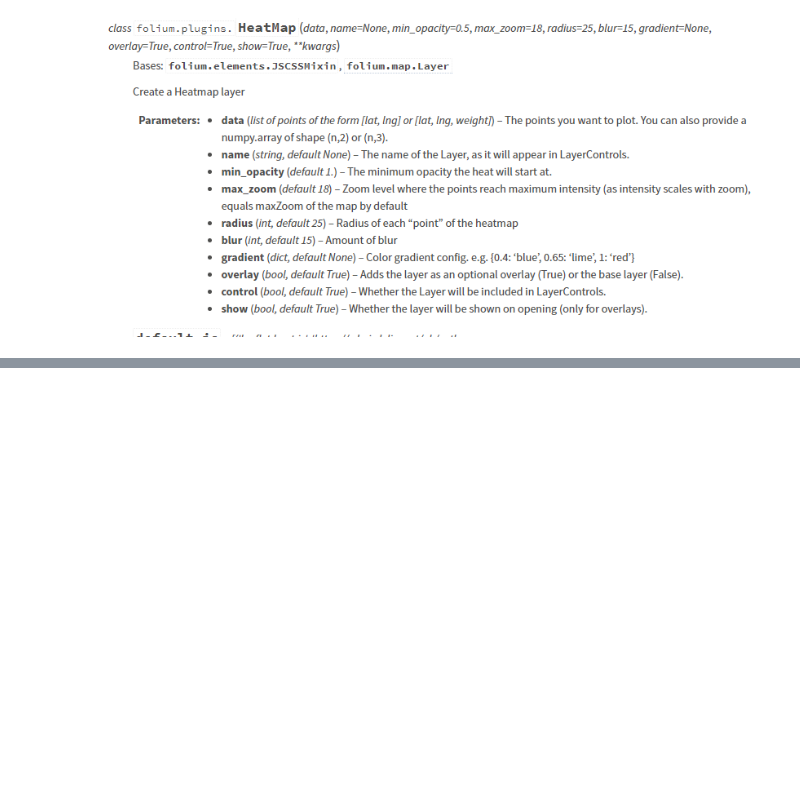
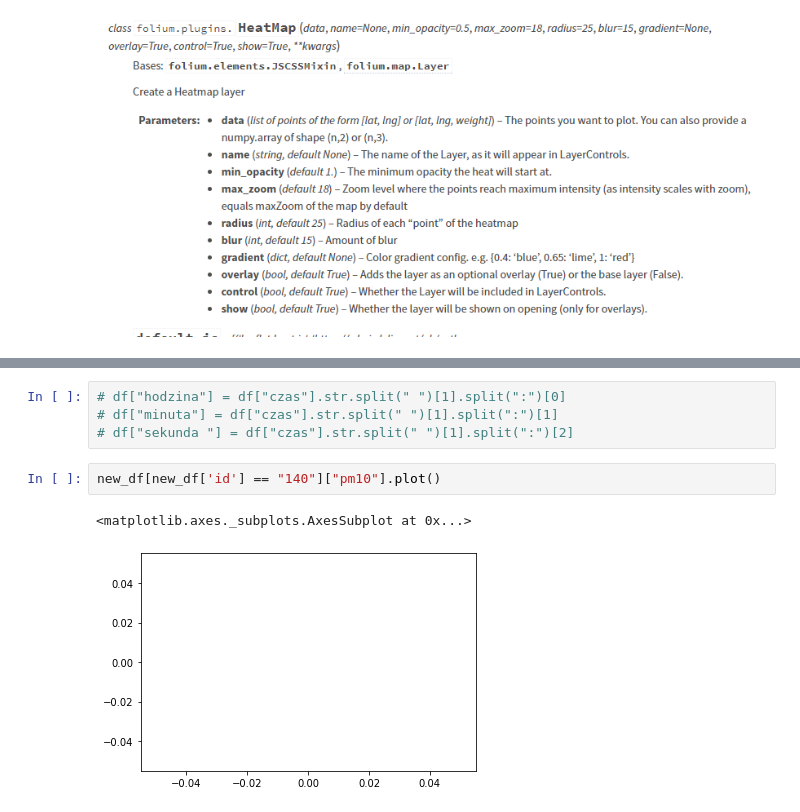
Before and after one commit to ciepielajan/SDA_SMOG_Wawelski, a Jupyter notebook: Jan/folium_HeatMap.ipynb, the cells around one changed output, grey strips where cells are left out. Cells and saved outputs as stored; diff of their text form; blank space fills up the shorter version.

```diff
--- a/Jan/folium_HeatMap.ipynb
+++ b/Jan/folium_HeatMap.ipynb
@@ -268,3 +320,12 @@ m
 ![image.png](embedded-picture-1)
 # %% [markdown]
 ![image.png](embedded-picture-1)
+# %%
+# df["hodzina"] = df["czas"].str.split(" ")[1].split(":")[0]
+# df["minuta"] = df["czas"].str.split(" ")[1].split(":")[1]
+# df["sekunda "] = df["czas"].str.split(" ")[1].split(":")[2]
+# %%
+new_df[new_df['id'] == "140"]["pm10"].plot()
+# %% [output]
+<matplotlib.axes._subplots.AxesSubplot at 0x...>
+[figure, added]
```
Also changed, not shown: parts of 5 cells of this notebook.
